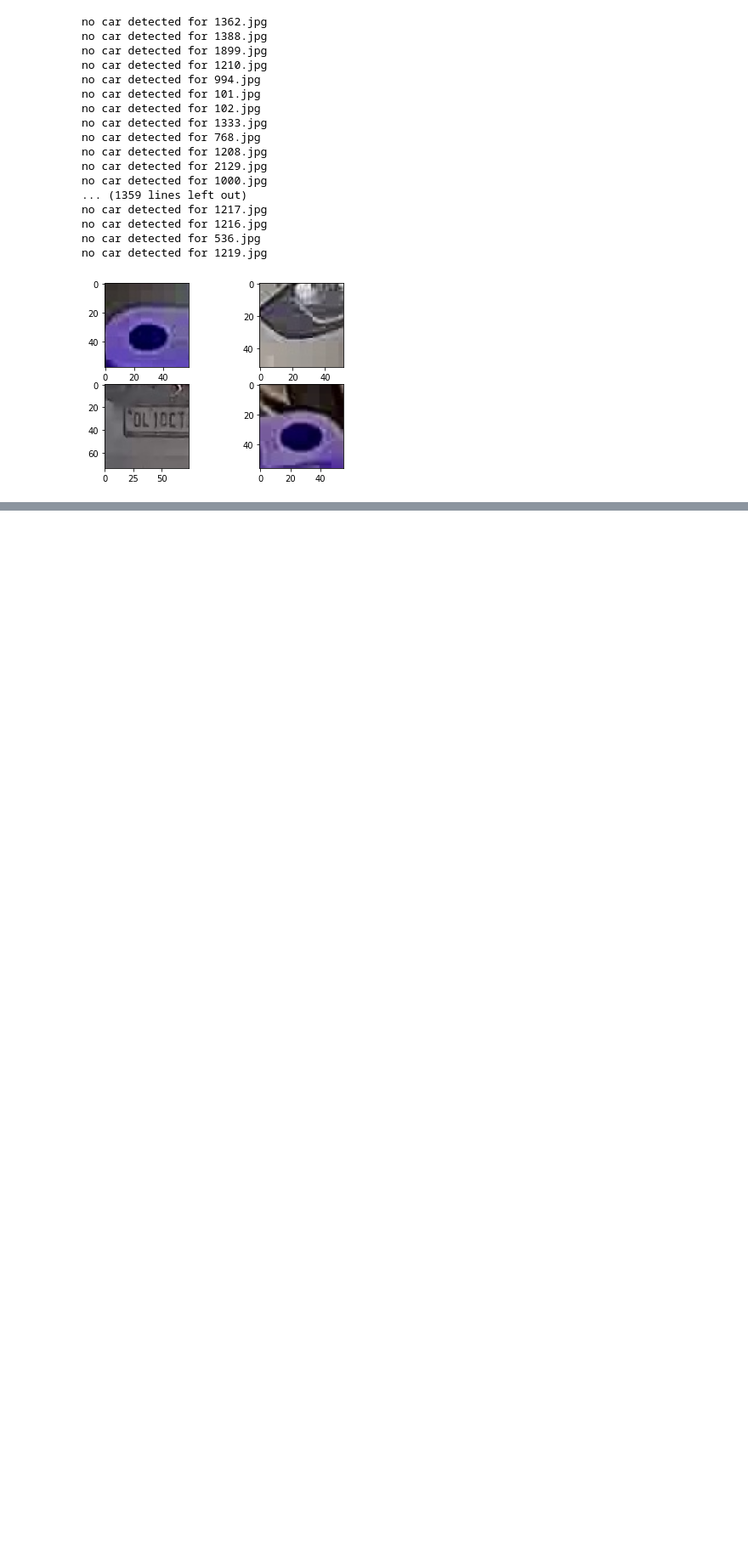
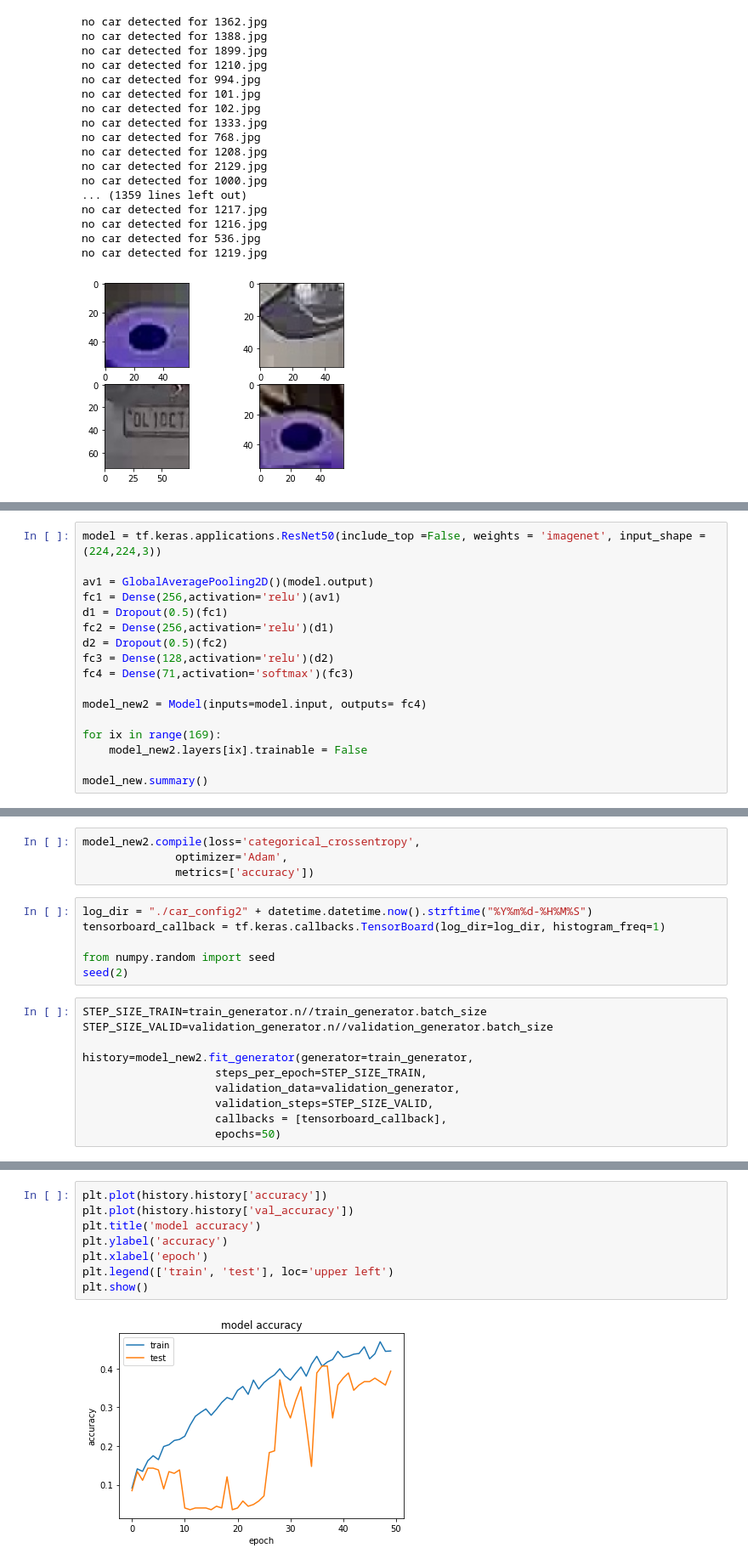
Before and after one commit to Ankuraxz/Vehicle-make-recognition-classification, a Jupyter notebook: CAR_Classification.ipynb, the cells around one changed output, grey strips where cells are left out. Shown at 85% size. Saved outputs shown, nothing was run; the diff lists cells and outputs as text; blank space fills up the shorter version.

```diff
--- a/CAR_Classification.ipynb
+++ b/CAR_Classification.ipynb
@@ -267,0 +309,17 @@ no car detected for 1219.jpg
+# %%
+model = tf.keras.applications.ResNet50(include_top =False, weights = 'imagenet', input_shape = (224,224,3))
+
+av1 = GlobalAveragePooling2D()(model.output)
+fc1 = Dense(256,activation='relu')(av1)
+d1 = Dropout(0.5)(fc1)
+fc2 = Dense(256,activation='relu')(d1)
+d2 = Dropout(0.5)(fc2)
+fc3 = Dense(128,activation='relu')(d2)
+fc4 = Dense(71,activation='softmax')(fc3)
+
+model_new2 = Model(inputs=model.input, outputs= fc4)
+
+for ix in range(169):
+    model_new2.layers[ix].trainable = False
+
+model_new.summary()
@@ -267,0 +344,20 @@ no car detected for 1219.jpg
+# %%
+model_new2.compile(loss='categorical_crossentropy',
+              optimizer='Adam',
+              metrics=['accuracy'])
+# %%
+log_dir = "./car_config2" + datetime.datetime.now().strftime("%Y%m%d-%H%M%S")
+tensorboard_callback = tf.keras.callbacks.TensorBoard(log_dir=log_dir, histogram_freq=1)
+
+from numpy.random import seed
+seed(2)
+# %%
+STEP_SIZE_TRAIN=train_generator.n//train_generator.batch_size
+STEP_SIZE_VALID=validation_generator.n//validation_generator.batch_size
+
+history=model_new2.fit_generator(generator=train_generator,
+                    steps_per_epoch=STEP_SIZE_TRAIN,
+                    validation_data=validation_generator,
+                    validation_steps=STEP_SIZE_VALID,
+                    callbacks = [tensorboard_callback],
+                    epochs=50)
@@ -267,0 +382,10 @@ no car detected for 1219.jpg
+# %%
+plt.plot(history.history['accuracy'])
+plt.plot(history.history['val_accuracy'])
+plt.title('model accuracy')
+plt.ylabel('accuracy')
+plt.xlabel('epoch')
+plt.legend(['train', 'test'], loc='upper left')
+plt.show()
+# %% [output]
+[figure, added]
```
Also changed, not shown: parts of 24 cells of this notebook.
